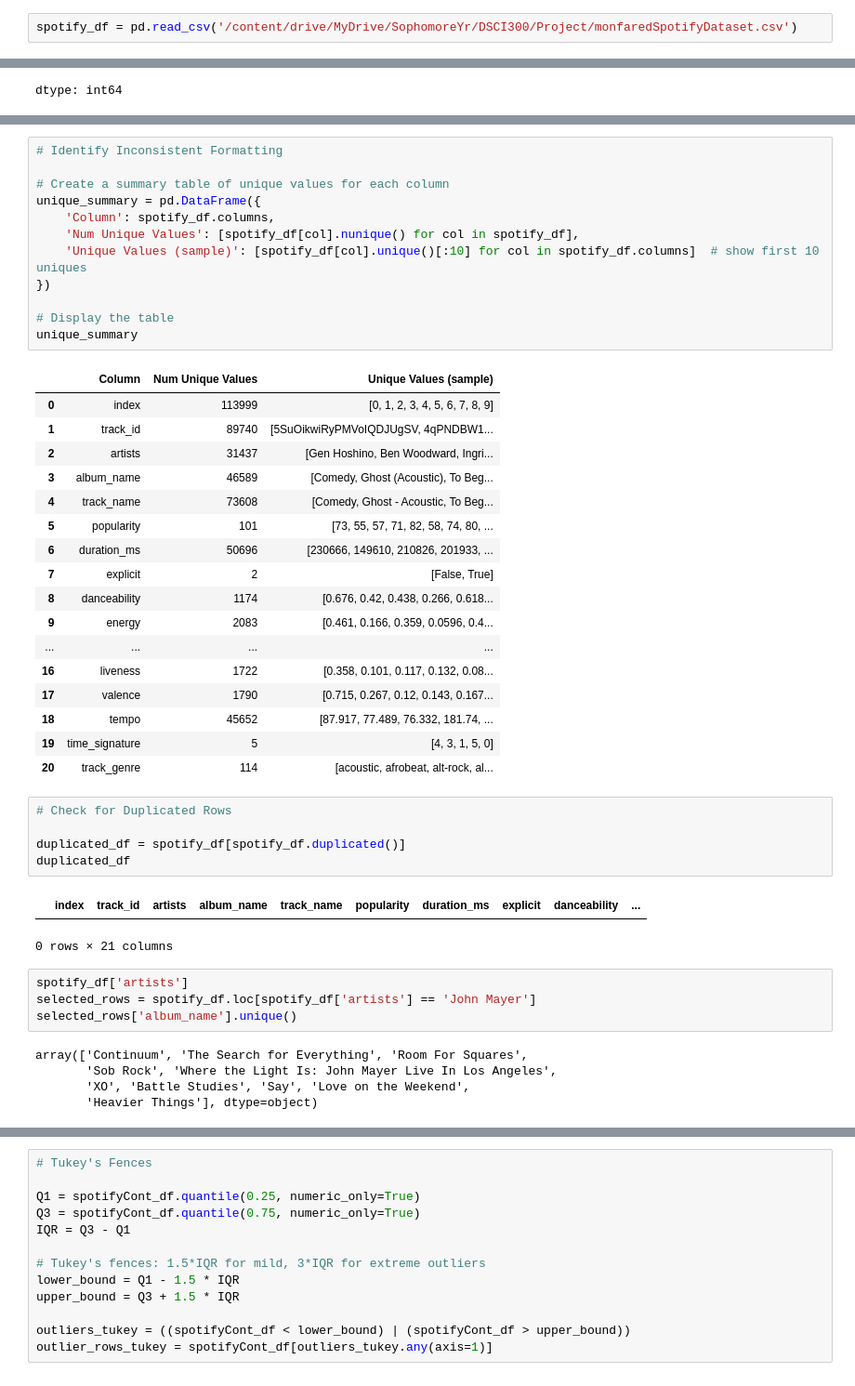
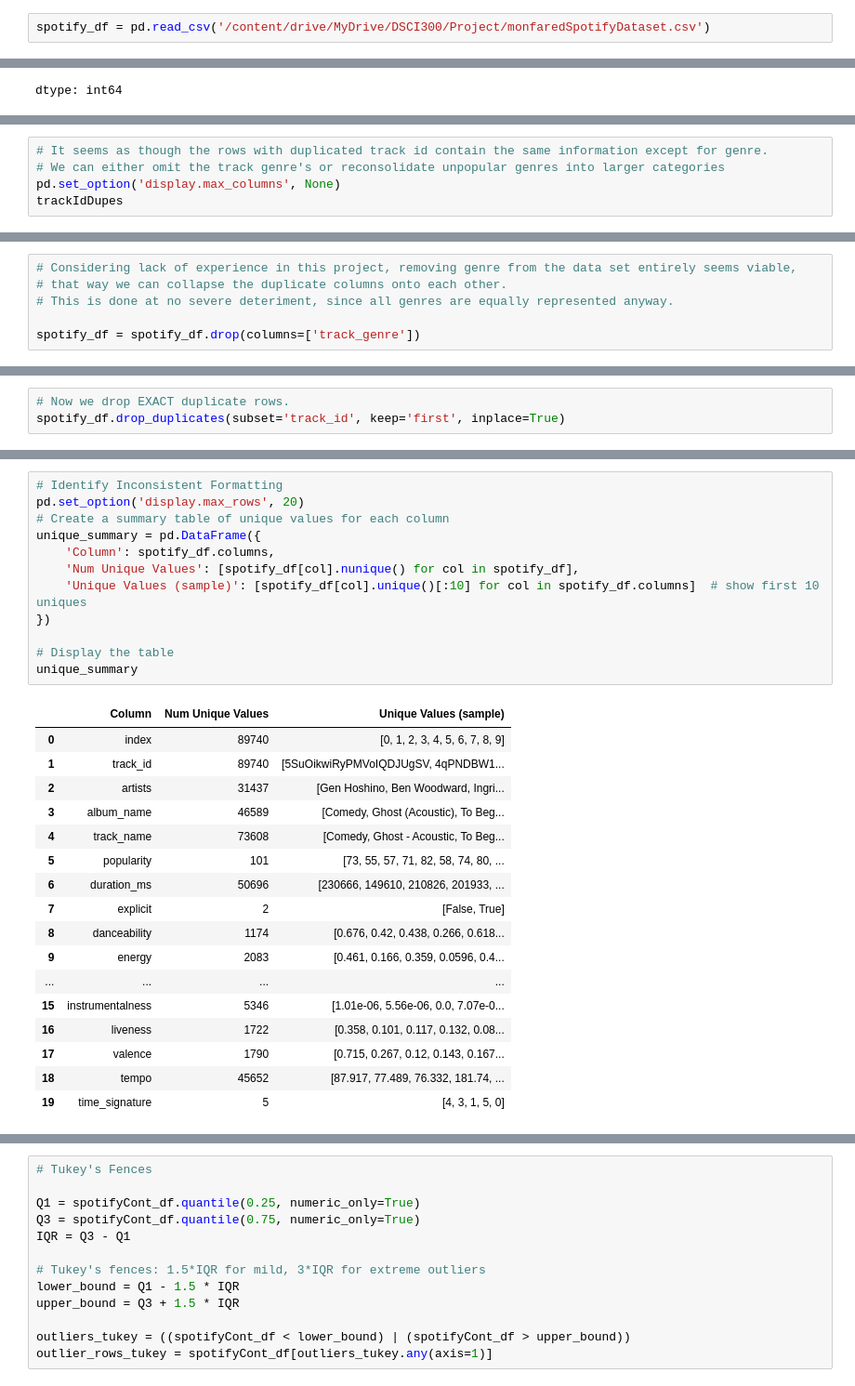
Before and after one commit to matthewsj17/Spotify-Data-Analysis-DSCI300-Project, a Jupyter notebook: DSCI300_DataCleaning_SemesterProject.ipynb, the cells around one changed output, grey strips where cells are left out. Shown at 93% size. Saved outputs shown, nothing was run; the diff lists cells and outputs as text.

```diff
--- a/DSCI300_DataCleaning_SemesterProject.ipynb
+++ b/DSCI300_DataCleaning_SemesterProject.ipynb
@@ -62,5 +74,5 @@ import matplotlib.pyplot as plt
 # %%
-spotify_df = pd.read_csv('/content/drive/MyDrive/SophomoreYr/DSCI300/Project/monfaredSpotifyDataset.csv')
+spotify_df = pd.read_csv('/content/drive/MyDrive/DSCI300/Project/monfaredSpotifyDataset.csv')
 # %%
 spotify_df.info()
 # %% [output]
@@ -161,0 +212,5 @@ dtype: int64
+# %%
+# It seems as though the rows with duplicated track id contain the same information except for genre.
+# We can either omit the track genre's or reconsolidate unpopular genres into larger categories
+pd.set_option('display.max_columns', None)
+trackIdDupes
@@ -161,0 +254,6 @@ dtype: int64
+# %%
+# Considering lack of experience in this project, removing genre from the data set entirely seems viable,
+# that way we can collapse the duplicate columns onto each other.
+# This is done at no severe deteriment, since all genres are equally represented anyway.
+
+spotify_df = spotify_df.drop(columns=['track_genre'])
@@ -161,0 +266,3 @@ dtype: int64
+# %%
+# Now we drop EXACT duplicate rows.
+spotify_df.drop_duplicates(subset='track_id', keep='first', inplace=True)
@@ -162,18 +296,18 @@ dtype: int64
 # %%
 # Identify Inconsistent Formatting
-
+pd.set_option('display.max_rows', 20)
 # Create a summary table of unique values for each column
 unique_summary = pd.DataFrame({
     'Column': spotify_df.columns,
     'Num Unique Values': [spotify_df[col].nunique() for col in spotify_df],
     'Unique Values (sample)': [spotify_df[col].unique()[:10] for col in spotify_df.columns]  # show first 10 uniques
 })
 
 # Display the table
 unique_summary
 # %% [output]
 |  | Column | Num Unique Values | Unique Values (sample) |
-| 0 | index | 113999 | [0, 1, 2, 3, 4, 5, 6, 7, 8, 9] |
+| 0 | index | 89740 | [0, 1, 2, 3, 4, 5, 6, 7, 8, 9] |
 | 1 | track_id | 89740 | [5SuOikwiRyPMVoIQDJUgSV, 4qPNDBW1... |
 | 2 | artists | 31437 | [Gen Hoshino, Ben Woodward, Ingri... |
 | 3 | album_name | 46589 | [Comedy, Ghost (Acoustic), To Beg... |
@@ -184,25 +318,8 @@ unique_summary
 | 8 | danceability | 1174 | [0.676, 0.42, 0.438, 0.266, 0.618... |
 | 9 | energy | 2083 | [0.461, 0.166, 0.359, 0.0596, 0.4... |
 | ... | ... | ... | ... |
+| 15 | instrumentalness | 5346 | [1.01e-06, 5.56e-06, 0.0, 7.07e-0... |
 | 16 | liveness | 1722 | [0.358, 0.101, 0.117, 0.132, 0.08... |
 | 17 | valence | 1790 | [0.715, 0.267, 0.12, 0.143, 0.167... |
 | 18 | tempo | 45652 | [87.917, 77.489, 76.332, 181.74, ... |
 | 19 | time_signature | 5 | [4, 3, 1, 5, 0] |
-| 20 | track_genre | 114 | [acoustic, afrobeat, alt-rock, al... |
-# %%
-# Check for Duplicated Rows
-
-duplicated_df = spotify_df[spotify_df.duplicated()]
-duplicated_df
-# %% [output]
-|  | index | track_id | artists | album_name | track_name | popularity | duration_ms | explicit | danceability | ... |
-0 rows × 21 columns
-# %%
-spotify_df['artists']
-selected_rows = spotify_df.loc[spotify_df['artists'] == 'John Mayer']
-selected_rows['album_name'].unique()
-# %% [output]
-array(['Continuum', 'The Search for Everything', 'Room For Squares',
-       'Sob Rock', 'Where the Light Is: John Mayer Live In Los Angeles',
-       'XO', 'Battle Studies', 'Say', 'Love on the Weekend',
-       'Heavier Things'], dtype=object)
```
Also changed, not shown: parts of 58 cells of this notebook.
